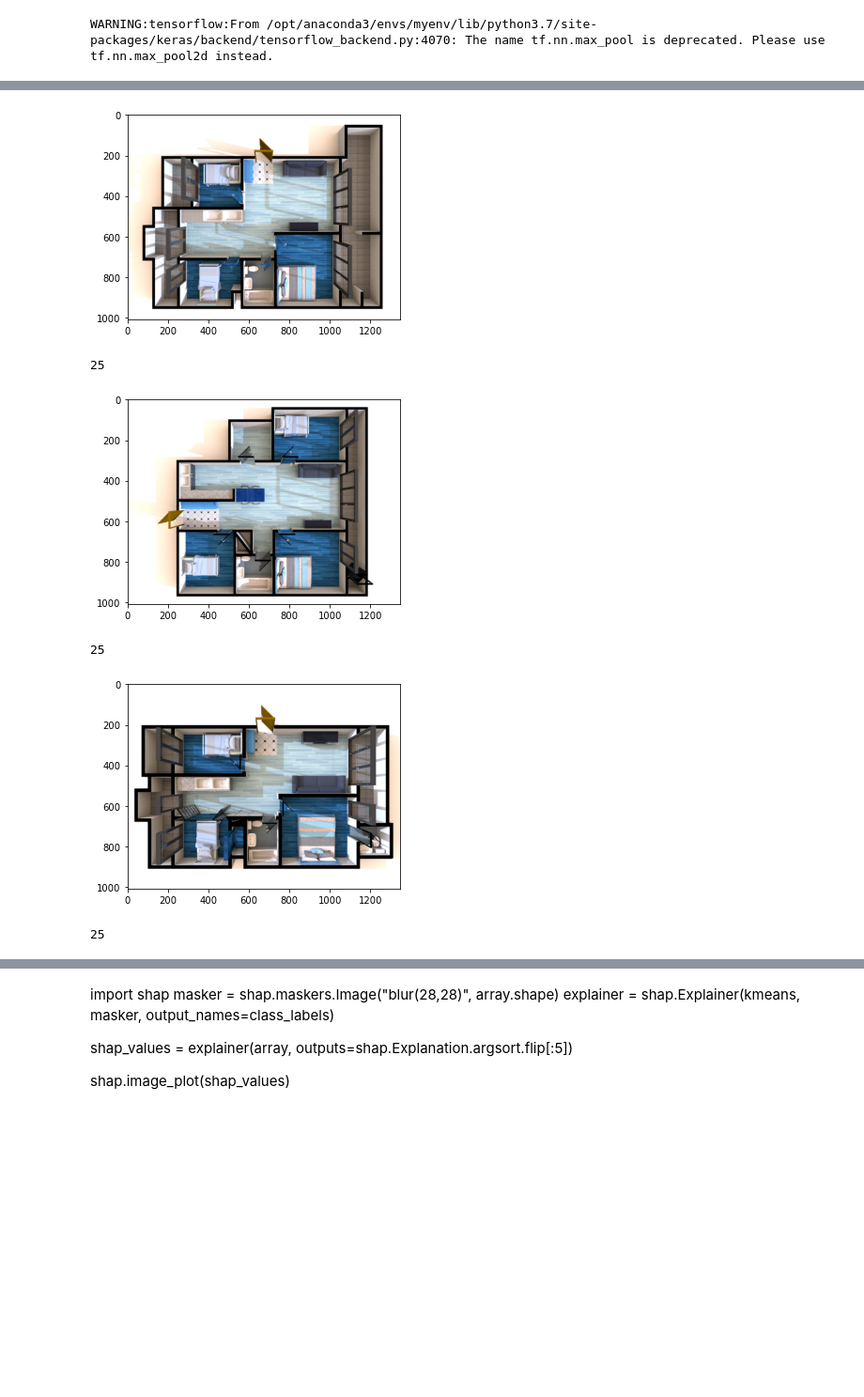
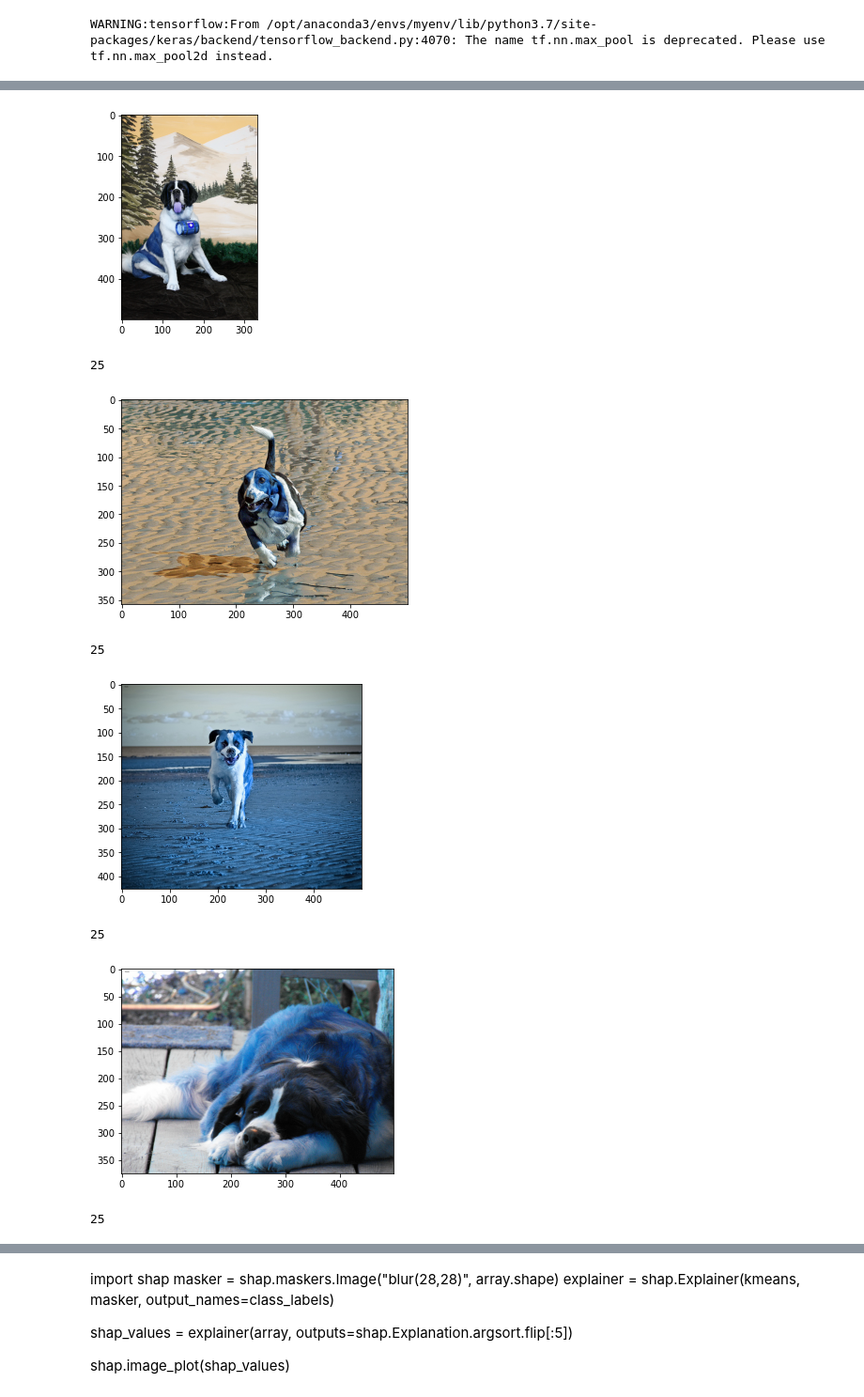
Before and after one commit to reejungkim/YOLO, a Jupyter notebook: clustering.ipynb, the cells around one changed output, grey strips where cells are left out. Shown at 94% size. Saved outputs shown, nothing was run; the diff lists cells and outputs as text; code cells hidden in the pictures; blank space fills up the shorter version.

```diff
--- a/clustering.ipynb
+++ b/clustering.ipynb
@@ -59,3 +67 @@ def extract_vector(path):
     return np.array(resnet_feature_list)
-# %%
-folder_path ='/Users/reejungkim/Downloads/home/jovyan/vol-1/hannah/평면도 이미지/data_set_floorplan'
@@ -64,4 +82,4 @@ array = extract_vector(folder_path)
 # %%
-kmeans = KMeans(n_clusters=30, random_state=0).fit(array)
+kmeans = KMeans(n_clusters=5, random_state=0).fit(array)
 print(kmeans.labels_)
 # %% [output]
@@ -85,2 +87,12 @@ print(kmeans.labels_)
 # %%
 clusters = kmeans.fit_predict(array)
+# %%
+i = 0
+for im in os.listdir(folder_path)[:100]:
+    if im.endswith('jpg'):
+        if kmeans.labels_[i]==0:
+            image = cv2.imread(folder_path+'/' +im)
+            plt.imshow(image)
+            plt.show()
+            print(kmeans.labels_[i])
+    i+=1
@@ -86,0 +113,10 @@ clusters = kmeans.fit_predict(array)
+# %%
+i = 0
+for im in os.listdir(folder_path)[:100]:
+    if im.endswith('jpg'):
+        if kmeans.labels_[i]==2:
+            image = cv2.imread(folder_path+'/' +im)
+            plt.imshow(image)
+            plt.show()
+            print(kmeans.labels_[i])
+    i+=1
@@ -87,17 +132,19 @@ clusters = kmeans.fit_predict(array)
 # %%
 i = 0
 for im in os.listdir(folder_path)[:100]:
-    if im.endswith('png'):
+    if im.endswith('jpg'):
         if kmeans.labels_[i]==25:
             image = cv2.imread(folder_path+'/' +im)
             plt.imshow(image)
             plt.show()
             print(kmeans.labels_[i])
     i+=1
 # %% [output]
-[figure, old version]
+[figure, new version]
 25
-[figure, old version]
+[figure, new version]
 25
-[figure, old version]
+[figure, new version]
 25
+[figure, added]
+25
```
Also changed, not shown: parts of 10 cells of this notebook.
